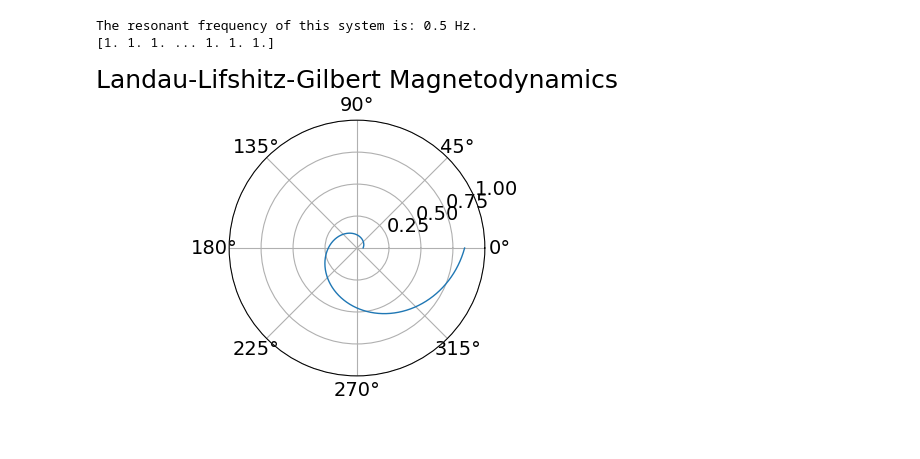
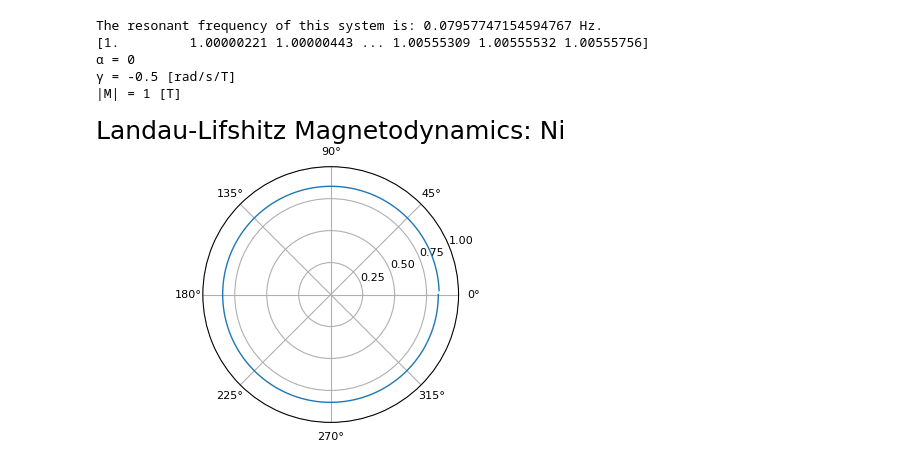
Before and after one commit to Giordanengo1/ProfHurst_PHYS240_Sp23, a Jupyter notebook: Final Project Gianni Giordanengo.ipynb, the cells around one changed output. Saved outputs shown, nothing was run; the diff lists cells and outputs as text; code cells hidden in the pictures; blank space fills up the shorter version.

```diff
--- a/Final Project Gianni Giordanengo.ipynb
+++ b/Final Project Gianni Giordanengo.ipynb
@@ -44,7 +44,7 @@ def LL_rk(s, t, gamma, M_mag, H, theta, alpha):       #Landau-Lifshitz Equation
     v = s[3:]
     #accel = -GM * r / np.linalg.norm(r)**3  #Keplerian Gravitational acceleration
     torque = -gamma*np.cross(r, H)
-    damping = -alpha*gamma/M_mag * np.cross(r, torque)
+    damping = -alpha/M_mag * np.cross(r, torque)
 
     # Return derivatives
     deriv = torque + damping   # dm/dt vector
@@ -57,12 +57,36 @@ def dinput(input_text) :           #text input functions
 def finput(input_text) :
     return float(input(input_text))
 
-#Declare/Input physical paramters
+
+#Declare constants & Input physical parameters
 M_mag =   1    # [Tesla]
 theta_0 = 1    # [radians]
 H_mag =   1    # [Tesla]
-gamma = -0.5    # gyromagnetic ratio [radians/sec/Tesla]
-alpha =   -1    # damping factor [dimensionless]
+time = 0.0
+
+#Test Inputs
+gamma_0 = -1/2
+alpha_0 = 0
+dt_0 = .005
+nStep_0 = 2500
+
+#Inputs for Iron
+gamma_Fe = -8.681*10**6
+alpha_Fe = 700*(M_mag)/8.681
+dt_Fe = .00000001
+nStep_Fe = 1200
+
+#Inputs for Nickel
+gamma_Ni = -1.83*7.622593285e6/.01952
+alpha_Ni = 0.0405
+dt_Ni = .0000000001
+nStep_Ni = 1200
+
+#Inputs used in calculations
+gamma = gamma_0    # gyromagnetic ratio [radians/sec/Tesla]
+alpha = alpha_0    # damping factor [dimensionless]
+dt = dt_0          #seconds
+nStep = nStep_0
 
 
 M_vector = np.array([M_mag*np.sin(theta_0), 0.0, M_mag*np.cos(theta_0)]) #initial magnetization vector
@@ -71,12 +95,8 @@ state = np.array([M_vector[0], M_vector[1], M_vector[2], dM[0], dM[1], dM[2]])
 H_eff = np.array([0.0, 0.0, H_mag])
 theta = theta_0
 
-freq_res = -gamma*H_mag     #calculate Resonant frequency
+freq_res = abs(gamma*H_mag)/(2*np.pi)     #calculate Resonant frequency [Hz]
 
-# timestep parameters for for-loop
-time = 0.0
-dt = .005
-nStep = 2500
 
 # create data arrays
 rplot = np.zeros(nStep)
@@ -87,7 +107,8 @@ yplot = np.zeros(nStep)
 zplot = np.zeros(nStep)
 magplot = np.zeros(nStep)
 
-method = 0     #    0:rk4  or  1:Euler-cromer
+method = 0     # rk4
+#method = 1     # Euler-Cromer
 
 #Recursively calculate M(t) using rk4
 for iStep in range(nStep):
@@ -95,39 +116,47 @@ for iStep in range(nStep):
     # Record position and energy for plotting
     rplot[iStep] = np.sqrt(state[0]**2 + state[1]**2)  # Record radial position and angle for polar plot
     phiplot[iStep] = np.arctan2(state[1], state[0])
     tplot[iStep] = time
     theta = np.arctan2(state[2], np.sqrt(state[0]**2 + state[1]**2))
     xplot[iStep] = state[0]
     yplot[iStep] = state[1]
     zplot[iStep] = state[2]
     magplot[iStep] = np.sqrt(state[0]**2 + state[1]**2 + state[2]**2)
 
     if method == 0:
     # Calculate new position and velocity using the Runge-Kutta method
         state[:3] = rk4(state[:3], time, dt, LL_rk, gamma, M_mag, H_eff, theta, alpha) # m vector
         state[3:] = LL_rk(state, time, gamma, M_mag, H_eff, theta, alpha)              # dm/dt vector
         time += dt
     else:
     # Calculate new position and velocity using the Euler-Cromer method
-        #state[:3] = rk4(state[:3], time, dt, LL_rk, gamma, M_mag, H_eff, theta, alpha) # m vector
+        state[3:] = LL_rk(state, time, gamma, M_mag, H_eff, theta, alpha)              # dm/dt vector
+        state[:3] = state[:3] + state[3:]*dt                                           # m vector
         #state[3:] = LL_rk(state, time, gamma, M_mag, H_eff, theta, alpha)              # dm/dt vector
         time += dt
 
 # Polar Graph (xy-projection)
-D = 1 #Sizing parameter
+D = M_mag #Sizing parameter
 fig, ax = plt.subplots(subplot_kw={'projection': 'polar'})
 ax.plot(phiplot, rplot)
 ax.set_rmax(D)
 ax.set_rticks([D/4, D/2, 3*D/4, D])
-ax.set_title('Landau-Lifshitz-Gilbert Magnetodynamics')
+ax.set_title('Landau-Lifshitz Magnetodynamics: Ni')
+ax.tick_params(labelsize=8)
 
 
 print('The resonant frequency of this system is:', freq_res, 'Hz.')
 print(magplot)
+print('α =', alpha)
+print('γ =', gamma, '[rad/s/T]')
+print('|M| =', M_mag, '[T]')
 # %% [output]
-The resonant frequency of this system is: 0.5 Hz.
-[1. 1. 1. ... 1. 1. 1.]
+The resonant frequency of this system is: 0.07957747154594767 Hz.
+[1.         1.00000221 1.00000443 ... 1.00555309 1.00555532 1.00555756]
+α = 0
+γ = -0.5 [rad/s/T]
+|M| = 1 [T]
-[figure, old version]
+[figure, new version]
 # %%
 from mpl_toolkits import mplot3d
 
```
Also changed, not shown: parts of 3 cells of this notebook, 1 other file.
